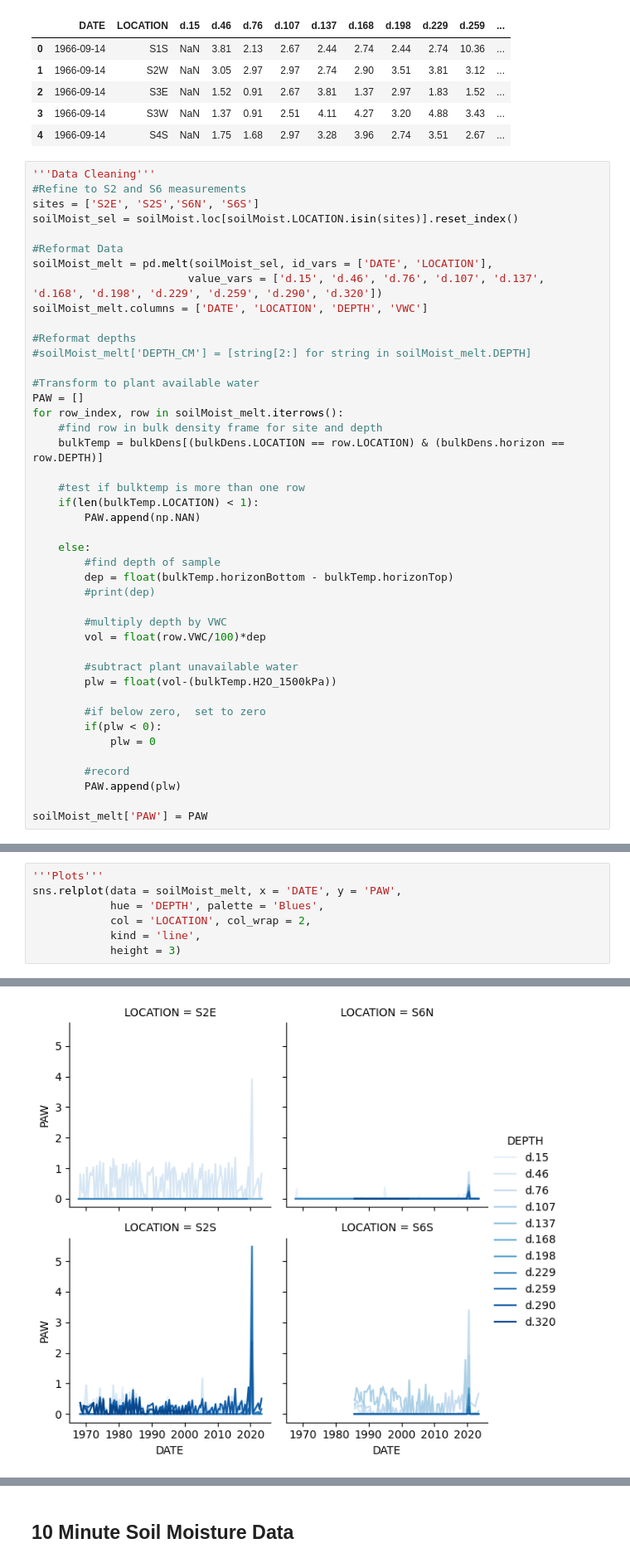
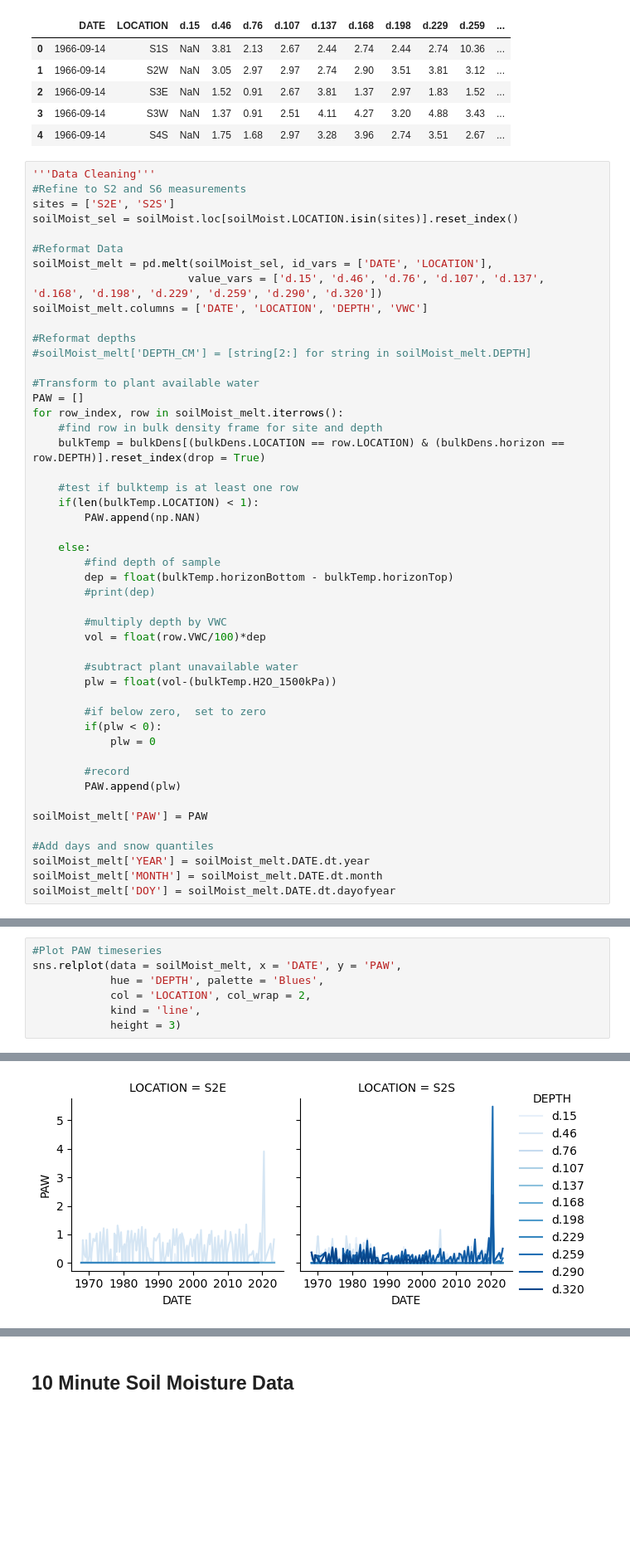
Before and after one commit to mwdjones/mef-snowhydro, a Jupyter notebook: Data and Codes/02_historicalsoilmoistanalysis.ipynb, the cells around one changed output, grey strips where cells are left out. Shown at 83% size. Cells and saved outputs as stored; diff of their text form; blank space fills up the shorter version.

Commit message:
added seasonal soil moisture analysis

```diff
--- a/Data and Codes/02_historicalsoilmoistanalysis.ipynb
+++ b/Data and Codes/02_historicalsoilmoistanalysis.ipynb
@@ -38,7 +363,7 @@ soilMoist.head()
 # %%
 '''Data Cleaning'''
 #Refine to S2 and S6 measurements
-sites = ['S2E', 'S2S','S6N', 'S6S']
+sites = ['S2E', 'S2S']
 soilMoist_sel = soilMoist.loc[soilMoist.LOCATION.isin(sites)].reset_index()
 
 #Reformat Data
@@ -53,9 +378,9 @@ soilMoist_melt.columns = ['DATE', 'LOCATION', 'DEPTH', 'VWC']
 PAW = []
 for row_index, row in soilMoist_melt.iterrows():
     #find row in bulk density frame for site and depth
-    bulkTemp = bulkDens[(bulkDens.LOCATION == row.LOCATION) & (bulkDens.horizon == row.DEPTH)]
+    bulkTemp = bulkDens[(bulkDens.LOCATION == row.LOCATION) & (bulkDens.horizon == row.DEPTH)].reset_index(drop = True)
 
-    #test if bulktemp is more than one row
+    #test if bulktemp is at least one row
     if(len(bulkTemp.LOCATION) < 1):
         PAW.append(np.NAN)
 
@@ -78,3 +403,8 @@ for row_index, row in soilMoist_melt.iterrows():
         PAW.append(plw)
 
 soilMoist_melt['PAW'] = PAW
+
+#Add days and snow quantiles
+soilMoist_melt['YEAR'] = soilMoist_melt.DATE.dt.year
+soilMoist_melt['MONTH'] = soilMoist_melt.DATE.dt.month
+soilMoist_melt['DOY'] = soilMoist_melt.DATE.dt.dayofyear
@@ -90,10 +411,10 @@ soilMoist_melt.head()
 # %%
-'''Plots'''
+#Plot PAW timeseries
 sns.relplot(data = soilMoist_melt, x = 'DATE', y = 'PAW',
             hue = 'DEPTH', palette = 'Blues',
             col = 'LOCATION', col_wrap = 2,
             kind = 'line',
             height = 3)
 # %% [output]
 <seaborn.axisgrid.FacetGrid at 0x...>
-[figure, old version]
+[figure, new version]
```
Also changed, not shown: parts of 40 cells of this notebook, 17 other files.
